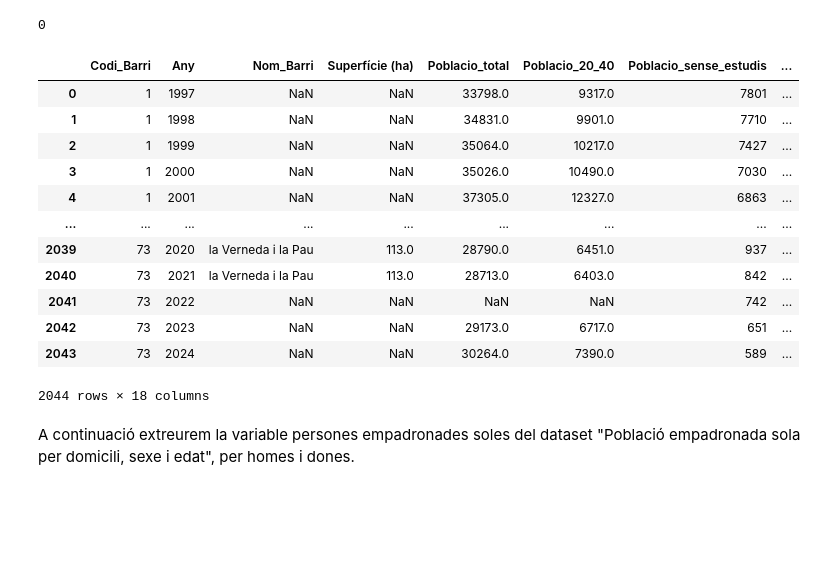
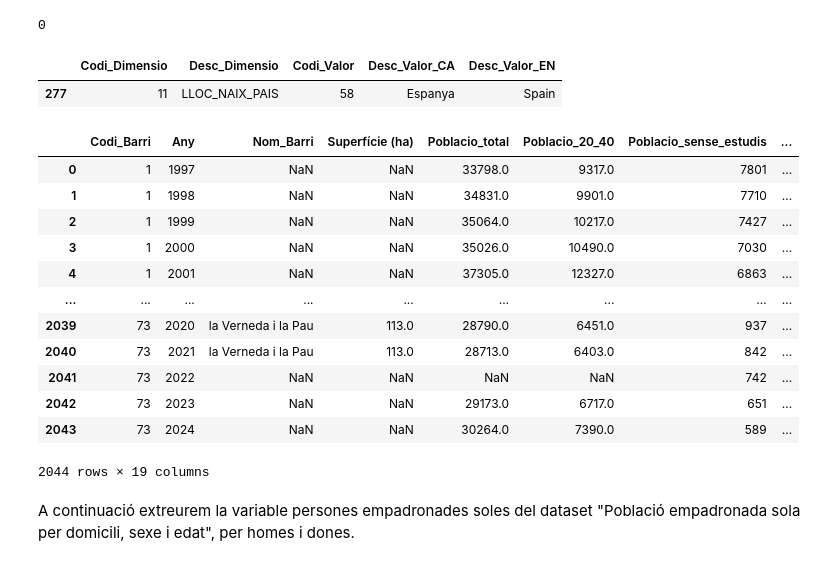
Before and after one commit to jherencia0488/TFM_turistificacioBCN, a Jupyter notebook: Code/aggregateVars.ipynb, the cells around one changed output. Drawn from its saved outputs; the diff is of its cells as text; code cells hidden in the pictures; blank space fills up the shorter version.

```diff
--- a/Code/aggregateVars.ipynb
+++ b/Code/aggregateVars.ipynb
@@ -453,6 +453,12 @@ IDH['value'] = pd.to_numeric(IDH['value'].str.replace(',','.'))
 
 #Apliquem la funció per crear la nova columna
 IDH['idh_category'] = IDH.apply(categorize_idh, axis=1)
+# %%
+#Busquem el codi d'Espanya
+paisos[paisos['Desc_Valor_EN']=="Spain"]
+# %% [output]
+|  | Codi_Dimensio | Desc_Dimensio | Codi_Valor | Desc_Valor_CA | Desc_Valor_EN |
+| 277 | 11 | LLOC_NAIX_PAIS | 58 | Espanya | Spain |
 # %%
 #Comptabilitzarem del dataset pob_IDH les persones que viuen de cada barri de països amb IDH considerablement superior o inferior.
 #Aquesta serà la variable poblacio_IDH_sup i poblacio_IDH_inf
@@ -470,15 +476,18 @@ IDH = IDH.rename(columns = {'year': 'Any', 'Codi_Valor': 'LLOC_NAIX_PAIS'})
 pob_IDH = pd.merge(pob_IDH, IDH[['LLOC_NAIX_PAIS', 'Any', 'idh_category']], on=['LLOC_NAIX_PAIS', 'Any'])
 
 #Creem les variables
+poblacio_immigrant = (pob_IDH[(pob_IDH['LLOC_NAIX_PAIS']==58)]).groupby(['Codi_Barri', 'Any'])['Valor'].sum().reset_index()
 poblacio_IDH_sup = (pob_IDH[(pob_IDH['idh_category']==1)]).groupby(['Codi_Barri', 'Any'])['Valor'].sum().reset_index()
 poblacio_IDH_inf = (pob_IDH[(pob_IDH['idh_category']==-1)]).groupby(['Codi_Barri', 'Any'])['Valor'].sum().reset_index()
 
 #Reanomenem variables
+poblacio_immigrant = poblacio_immigrant.rename(columns = {'Valor': 'poblacio_immigrant'})
 poblacio_IDH_sup = poblacio_IDH_sup.rename(columns = {'Valor': 'poblacio_IDH_sup'})
 poblacio_IDH_inf = poblacio_IDH_inf.rename(columns = {'Valor': 'poblacio_IDH_inf'})
 
 #Agrupem els valors i afegim al dataset agregated_df
-pob_IDH = pd.merge(poblacio_IDH_sup, poblacio_IDH_inf, on=['Codi_Barri', 'Any'])
+pob_IDH = pd.merge(poblacio_immigrant, poblacio_IDH_sup, on=['Codi_Barri', 'Any'])
+pob_IDH = pd.merge(pob_IDH, poblacio_IDH_inf, on=['Codi_Barri', 'Any'])
 agregated_df = pd.merge(agregated_df, pob_IDH, on=['Codi_Barri', 'Any'], how='outer')
 agregated_df
 # %% [output]
@@ -494,7 +503,7 @@ agregated_df
 | 2041 | 73 | 2022 | NaN | NaN | NaN | NaN | 742 | ... |
 | 2042 | 73 | 2023 | NaN | NaN | 29173.0 | 6717.0 | 651 | ... |
 | 2043 | 73 | 2024 | NaN | NaN | 30264.0 | 7390.0 | 589 | ... |
-2044 rows × 18 columns
+2044 rows × 19 columns
 # %% [markdown]
 A continuació extreurem la variable persones empadronades soles del dataset "Població empadronada sola per domicili, sexe i edat", per homes i dones.
 # %%
```
Also changed, not shown: parts of 16 cells of this notebook, 1 other file.
